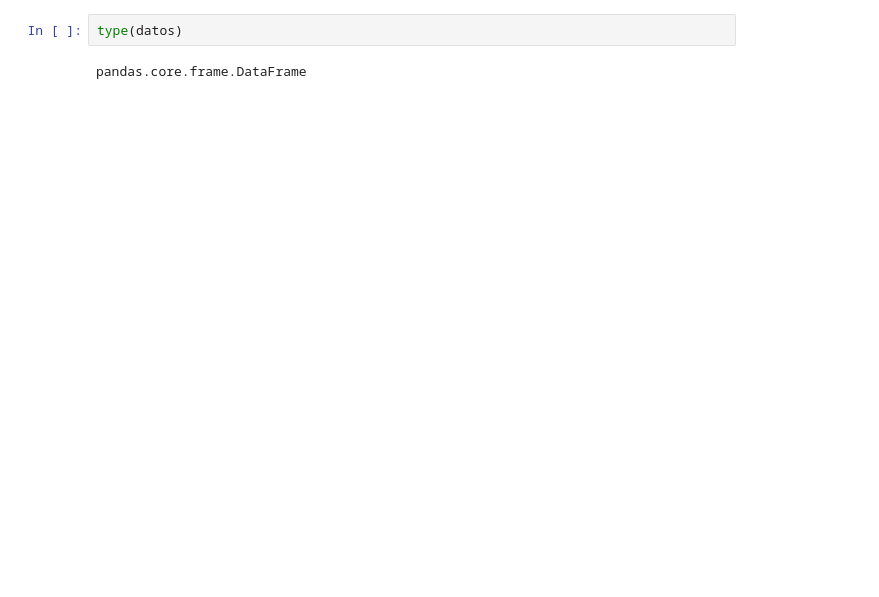
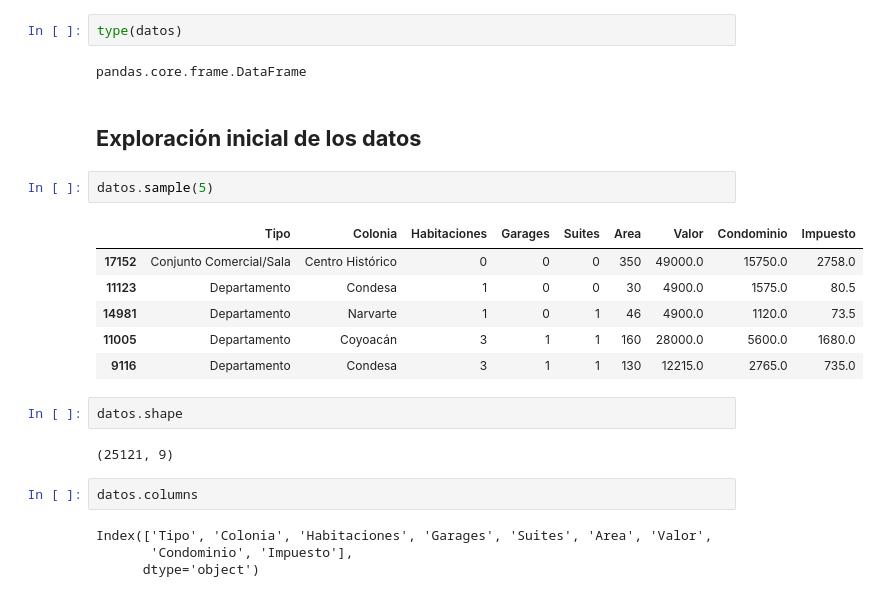
Before and after one commit to Zuzed22/Pandas-conociendo-la-biblioteca, a Jupyter notebook: inmuebles_cdmx.ipynb, the cells around one changed output. Saved outputs shown, nothing was run; the diff lists cells and outputs as text; blank space fills up the shorter version.

```diff
--- a/inmuebles_cdmx.ipynb
+++ b/inmuebles_cdmx.ipynb
@@ -106,3 +106,24 @@ datos.sample(10)
 type(datos)
 # %% [output]
 pandas.core.frame.DataFrame
+# %% [markdown]
+## **Exploración inicial de los datos**
+# %%
+datos.sample(5)
+# %% [output]
+|  | Tipo | Colonia | Habitaciones | Garages | Suites | Area | Valor | Condominio | Impuesto |
+| 17152 | Conjunto Comercial/Sala | Centro Histórico | 0 | 0 | 0 | 350 | 49000.0 | 15750.0 | 2758.0 |
+| 11123 | Departamento | Condesa | 1 | 0 | 0 | 30 | 4900.0 | 1575.0 | 80.5 |
+| 14981 | Departamento | Narvarte | 1 | 0 | 1 | 46 | 4900.0 | 1120.0 | 73.5 |
+| 11005 | Departamento | Coyoacán | 3 | 1 | 1 | 160 | 28000.0 | 5600.0 | 1680.0 |
+| 9116 | Departamento | Condesa | 3 | 1 | 1 | 130 | 12215.0 | 2765.0 | 735.0 |
+# %%
+datos.shape
+# %% [output]
+(25121, 9)
+# %%
+datos.columns
+# %% [output]
+Index(['Tipo', 'Colonia', 'Habitaciones', 'Garages', 'Suites', 'Area', 'Valor',
+       'Condominio', 'Impuesto'],
+      dtype='object')
```
Also changed, not shown: parts of 3 cells of this notebook.
